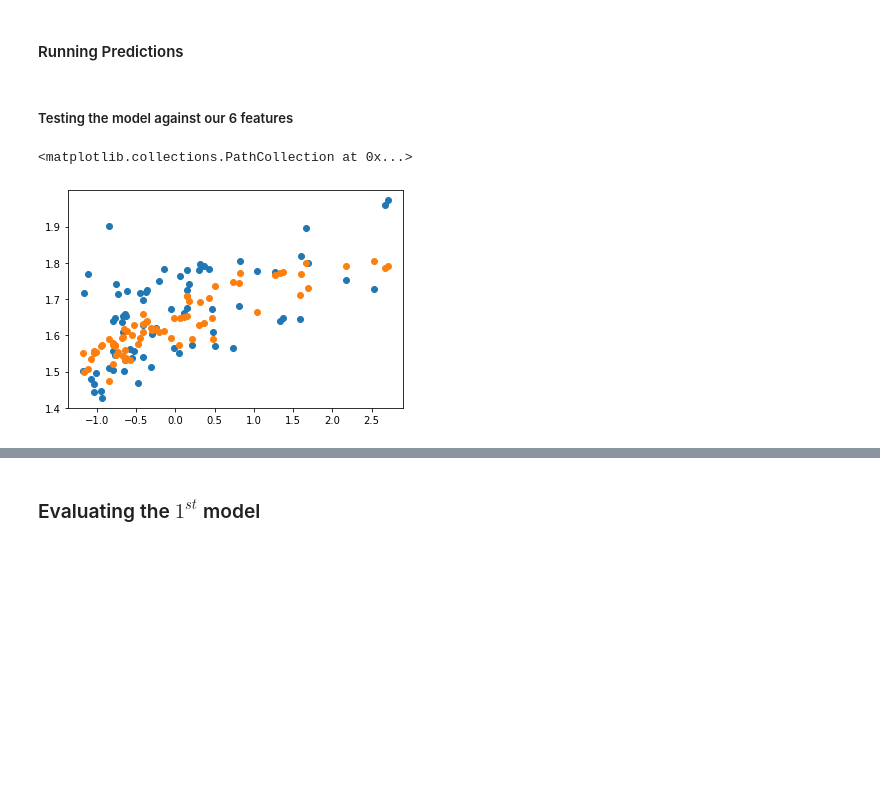
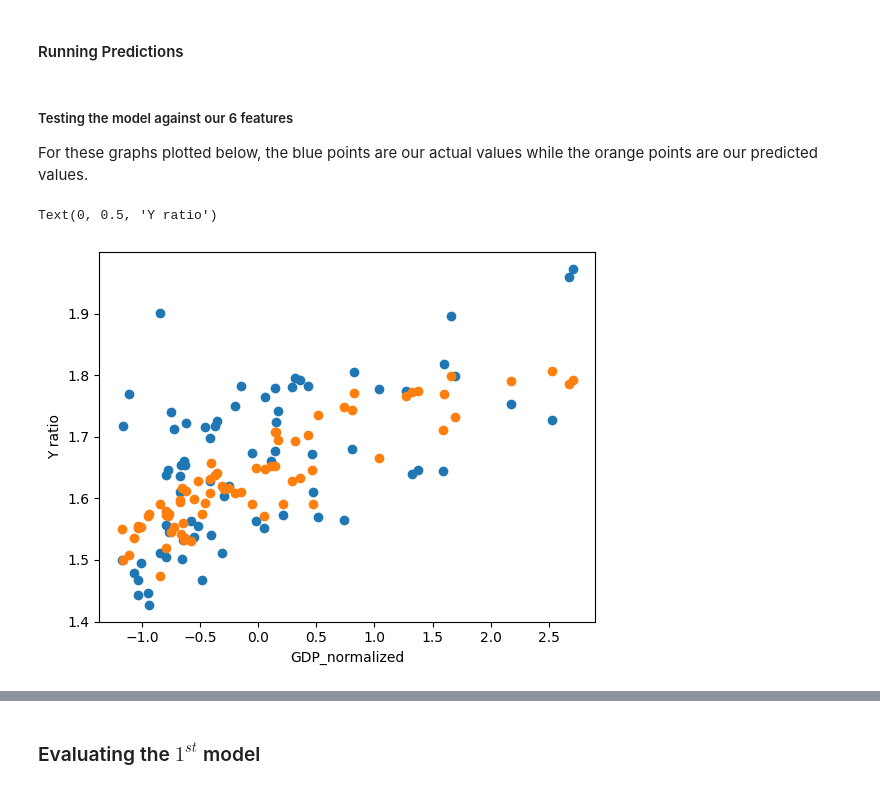
Before and after one commit to tanjoash/2D_data_driven_world, a Jupyter notebook: 2dwork/main.ipynb, the cells around one changed output, grey strips where cells are left out. Drawn from its saved outputs; the diff is of its cells as text; code cells hidden in the pictures; blank space fills up the shorter version.

Commit message:
plot axis

```diff
--- a/2dwork/main.ipynb
+++ b/2dwork/main.ipynb
@@ -759,14 +759,18 @@ plt.plot(J_storage)
 #### Running Predictions
 # %%
 pred = predict(dfall_feature_test_1,beta)
-# %% [markdown]
-##### Testing the model against our 6 features
+# %% [markdown]
+##### Testing the model against our 6 features
+
+For these graphs plotted below, the blue points are our actual values while the orange points are our predicted values.
 # %%
 plt.scatter(dfall_feature_test_1["GDP_normalized"],dfall_target_test_1)
 plt.scatter(dfall_feature_test_1["GDP_normalized"],pred)
+plt.xlabel("GDP_normalized")
+plt.ylabel("Y ratio")
 # %% [output]
-<matplotlib.collections.PathCollection at 0x...>
+Text(0, 0.5, 'Y ratio')
-[figure, old version]
+[figure, new version]
 # %%
 plt.scatter(dfall_feature_test_1["Agri_land_cap_normalized"],dfall_target_test_1)
 plt.scatter(dfall_feature_test_1["Agri_land_cap_normalized"],pred)
```
Also changed, not shown: parts of 38 cells of this notebook.
